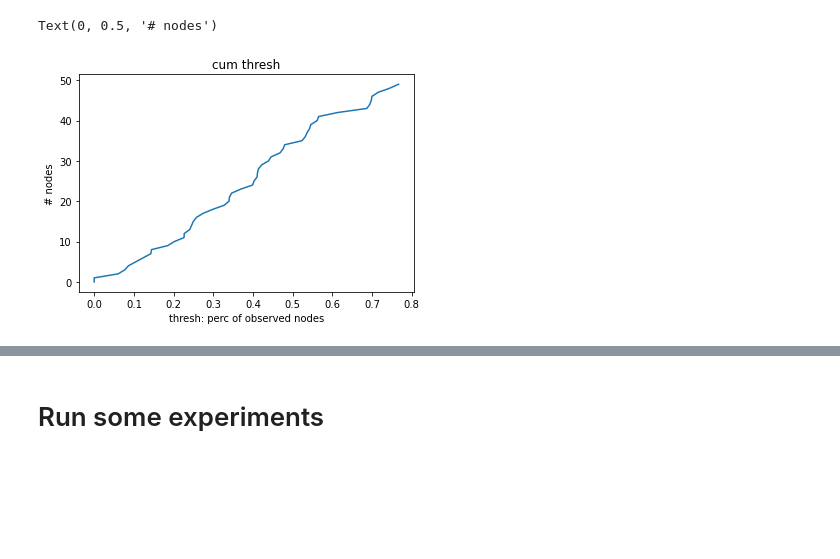
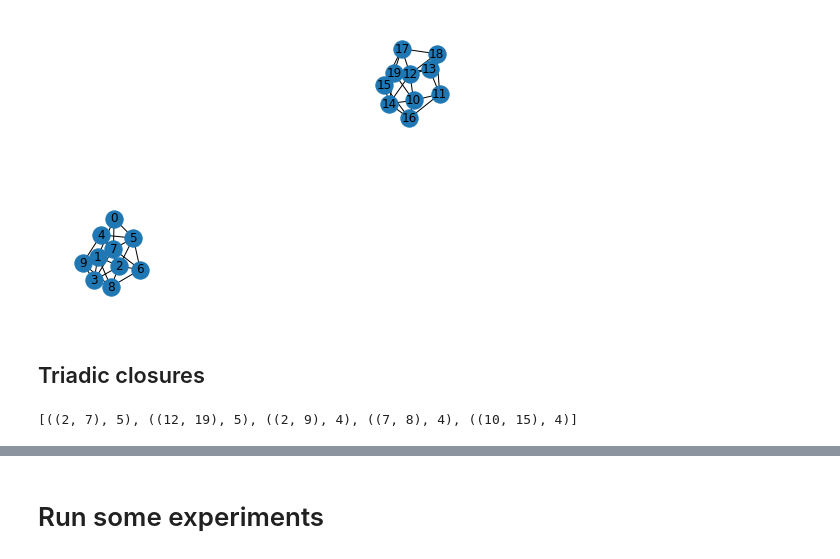
Before and after one commit to cephcyn/cornell_cs6850_triadicclosure, a Jupyter notebook: triadic-closures.ipynb, the cells around one changed output, grey strips where cells are left out. Drawn from its saved outputs; the diff is of its cells as text; code cells hidden in the pictures; blank space fills up the shorter version.

```diff
--- a/triadic-closures.ipynb
+++ b/triadic-closures.ipynb
@@ -47,21 +27,14 @@ def get_seedset(num_nodes, num_seeds):
-# %%
-# Assign thresholds to everyone
-
-def get_thresholds(num_nodes, mean=0.4, var=0.25):
-    thresholds = np.random.normal(mean, var, num_nodes)
-    # Scale to between 0 and 1
-    thresholds = np.clip(thresholds, 0, 1.1)
-    return thresholds
-
-thresholds = get_thresholds(num_nodes)
-
-
-thresholds_sorted = sorted(thresholds)
-cum_thresh = [(thresholds_sorted[i], i) for i in range(len(thresholds_sorted))]
-plt.plot([x[0] for x in cum_thresh], [x[1] for x in cum_thresh])
-plt.title('cum thresh')
-plt.xlabel('thresh: perc of observed nodes')
-plt.ylabel('# nodes')
-# %% [output]
-Text(0, 0.5, '# nodes')
-[figure, removed]
+# %%
+# Create a SBM graph
+# NOTE community member node IDs are sequential
+G = triadicsim.graph(num_nodes=20, graph_type='stochastic')
+nx.draw(G, with_labels=True)
+# %% [output]
+[figure, added]
+# %% [markdown]
+## Triadic closures
+# %%
+# Get list of mutual connections between unconnected pairs of nodes
+triadicsim.get_pair_mutuals(G)[:5]
+# %% [output]
+[((2, 7), 5), ((12, 19), 5), ((2, 9), 4), ((7, 8), 4), ((10, 15), 4)]
```
Also changed, not shown: parts of 20 cells of this notebook, 1 other file.
